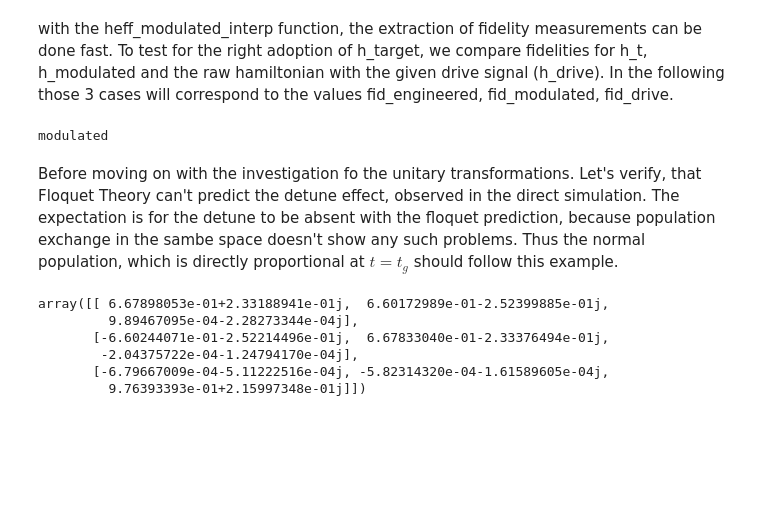
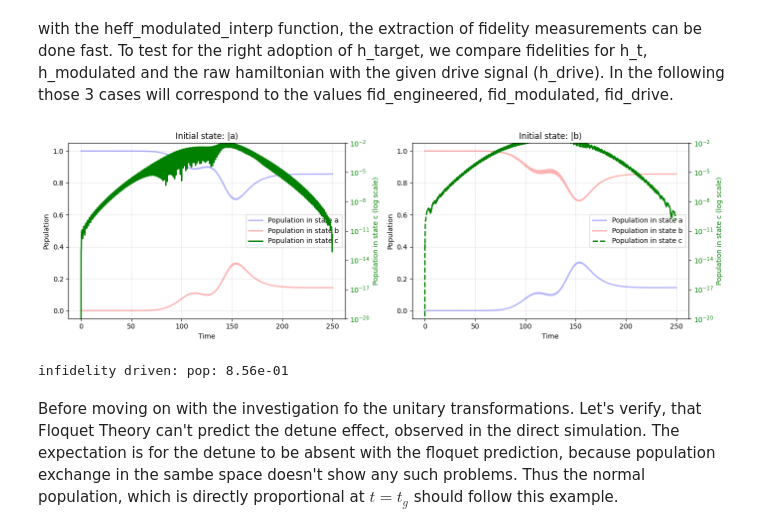
Before and after one commit to FlorianMaier04/TransmonCouplerSimulation, a Jupyter notebook: heff.ipynb, the cells around one changed output. Drawn from its saved outputs; the diff is of its cells as text; code cells hidden in the pictures; blank space fills up the shorter version.

```diff
--- a/heff.ipynb
+++ b/heff.ipynb
@@ -451,64 +399,15 @@ amp_sym, freq_sym, p_real, p_imag, p_freq = plot_drive_components_with_fit()
 with the heff_modulated_interp function, the extraction of fidelity measurements can be done fast. To test for the right adoption of h_target, we compare fidelities for h_t, h_modulated and the raw hamiltonian with the given drive signal (h_drive). In the following those 3 cases will correspond to the values fid_engineered, fid_modulated, fid_drive.
 # %%
 # simulate the result directly over H0 and V1 from s
-tlist_fid = np.linspace(0, tg, 2500)
-lh = [s.H0, [s.V1, drive_signal_interp]]
-
-# f_d = extract_fidelity(lh, tlist_fid, sim=s)
-# fpop_d = extract_pop_fid(lh, tlist_fid, plot=True, plot_c=True, s=s)['iswap_fidelity']
-# print(f"infidelity driven: pop: {(1-fpop_d):.2e}, normal:  {1-f_d:.2e}")
-
-# modulated
-print("modulated")
-def heff_modulated_interp(t, args=None):
-    wd = drive_wd_interp(t)
-    amp = drive_amp_interp(t)
-    return Qobj(s.heff(wd, amp))
-# f_m = extract_fidelity(heff_modulated_interp, np.linspace(0,tg,2500), debug=True ,plot=False)
-# fpop_m = extract_pop_fid(heff_modulated_interp, tlist_low, debug=False,plot=True, plot_c = True)['iswap_fidelity']
-# print(f"infidelity modulated pop: {(1-fpop_m):.2e}")
+def signal(t, args=None):
+    s = drive_signal_interp(t)
+    return np.real(s[1]) * np.cos(s[0]*t) - np.imag(s[1]) * np.sin(s[0]*t)
+lh = [s.H0, [s.V1, signal]]
+f_d = extract_fidelity(lh, tlist, s=s)
+fpop_d = extract_pop_fid(lh, tlist, plot=True, plot_c=True, s=s)['iswap_fidelity']
+print(f"infidelity driven: pop: {(1-fpop_d):.2e}")
 # %% [output]
+[figure, added]
-modulated
+infidelity driven: pop: 8.56e-01
 # %% [markdown]
 Before moving on with the investigation fo the unitary transformations. Let's verify, that Floquet Theory can't predict the detune effect, observed in the direct simulation. The expectation is for the detune to be absent with the floquet prediction, because population exchange in the sambe space doesn't show any such problems. Thus the normal population, which is directly proportional at $t=t_g$ should follow this example.
-# %%
-# get the unitary that is predicted by floquet theory
-# lU = unitary_evolution(tlist, drive_wd_interp, drive_amp_interp, s.E_array,
-#                         s.V1_dressed_array, s.state_a, s.state_b, s.state_c)
-initial_state = np.zeros(27)
-initial_state[s.state_a] = 1
-psi_t_rHeff2_rW0, lUad = Psi_t_FloquetPerturb_dynamic(
-    2,
-    0,
-    drive_wd_interp,
-    drive_amp_interp,
-    s.resonances, # E_state_a - wd = E_state_b = E_state_c - 2*wd
-    s.E_array,
-    s.V1_dressed_array,
-    initial_state,
-    tlist,
-)
-
-psi_t_rHeff2_rW0, lUnum = Psi_t_FloquetPerturb_dynamic2(
-    2,
-    0,
-    drive_wd_interp,
-    drive_amp_interp,
-    s.resonances, # E_state_a - wd = E_state_b = E_state_c - 2*wd
-    s.E_array,
-    s.V1_dressed_array,
-    initial_state,
-    tlist,
-)
-# test the propagator
-M = np.zeros((3,3,len(tlist)), dtype=complex)
-for it in range(len(tlist)):
-    M[:,:,it]=lUnum[:,:,it].conj().T @ lUad[:,:,it]
-display(Qobj(M[:,:,200]))
-# %% [output]
-array([[ 6.67898053e-01+2.33188941e-01j,  6.60172989e-01-2.52399885e-01j,
-         9.89467095e-04-2.28273344e-04j],
-       [-6.60244071e-01-2.52214496e-01j,  6.67833040e-01-2.33376494e-01j,
-        -2.04375722e-04-1.24794170e-04j],
-       [-6.79667009e-04-5.11222516e-04j, -5.82314320e-04-1.61589605e-04j,
-         9.76393393e-01+2.15997348e-01j]])
```
Also changed, not shown: parts of 28 cells of this notebook, 28 other files.
